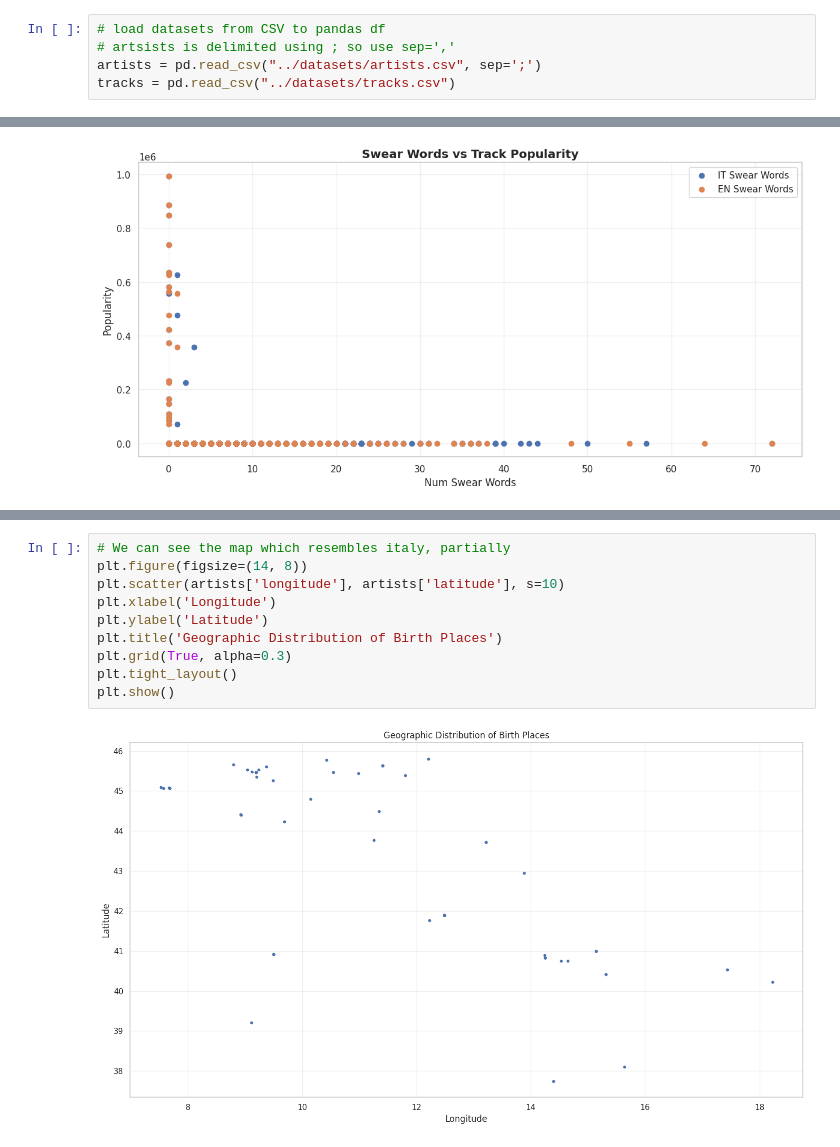
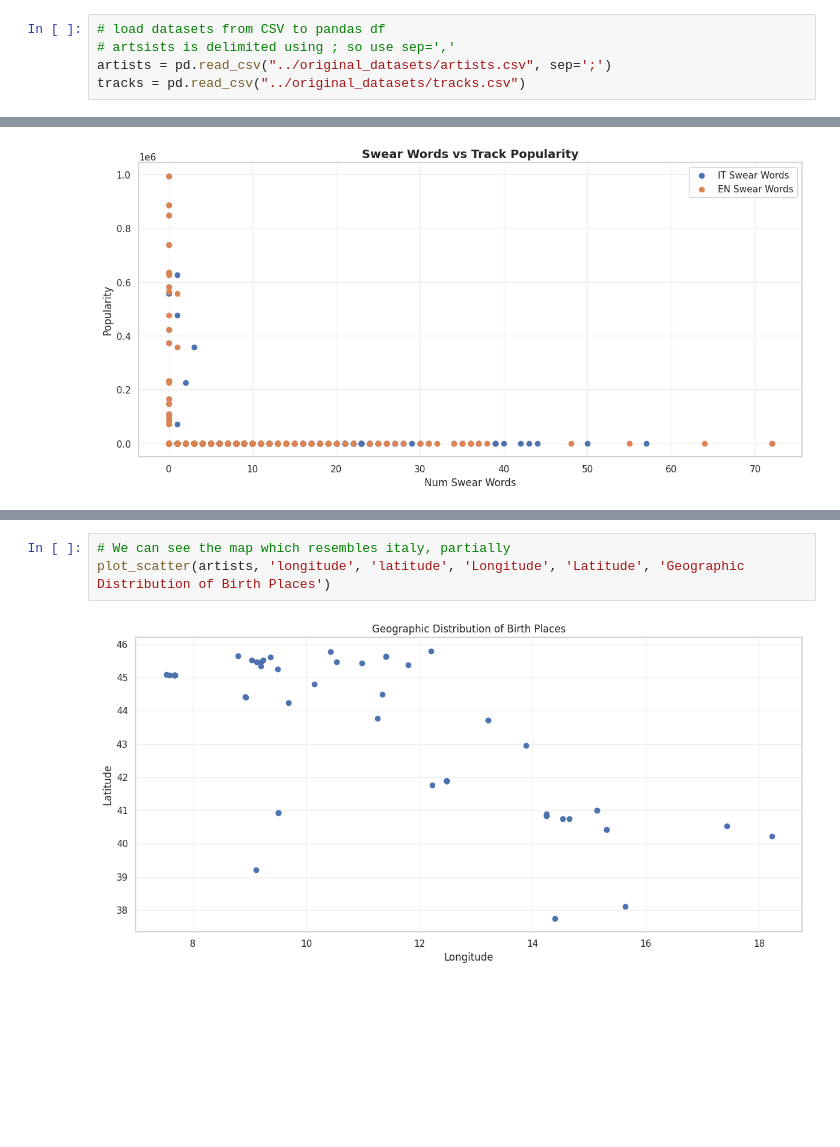
Before and after one commit to DGabri/data_mining_unipi, a Jupyter notebook: task_1/data_understanding.ipynb, the cells around one changed output, grey strips where cells are left out. Cells and saved outputs as stored; diff of their text form; blank space fills up the shorter version.

```diff
--- a/task_1/data_understanding.ipynb
+++ b/task_1/data_understanding.ipynb
@@ -11,8 +15,8 @@ sns.set(style="whitegrid")
 # %%
 # load datasets from CSV to pandas df
 # artsists is delimited using ; so use sep=','
-artists = pd.read_csv("../datasets/artists.csv", sep=';')
-tracks = pd.read_csv("../datasets/tracks.csv")
+artists = pd.read_csv("../original_datasets/artists.csv", sep=';')
+tracks = pd.read_csv("../original_datasets/tracks.csv")
 # %%
 ## Datasets shape
 artists_shape = artists.shape
@@ -443,14 +372,7 @@ plt.show()
 # %%
 # We can see the map which resembles italy, partially
-plt.figure(figsize=(14, 8))
-plt.scatter(artists['longitude'], artists['latitude'], s=10)
-plt.xlabel('Longitude')
-plt.ylabel('Latitude')
-plt.title('Geographic Distribution of Birth Places')
-plt.grid(True, alpha=0.3)
-plt.tight_layout()
-plt.show()
+plot_scatter(artists, 'longitude', 'latitude', 'Longitude', 'Latitude', 'Geographic Distribution of Birth Places')
 # %% [output]
-[figure, old version]
+[figure, new version]
 # %%
 # We can see some expected correlation between birth year and activity start
```
Also changed, not shown: parts of 39 cells of this notebook, 2 other files.
